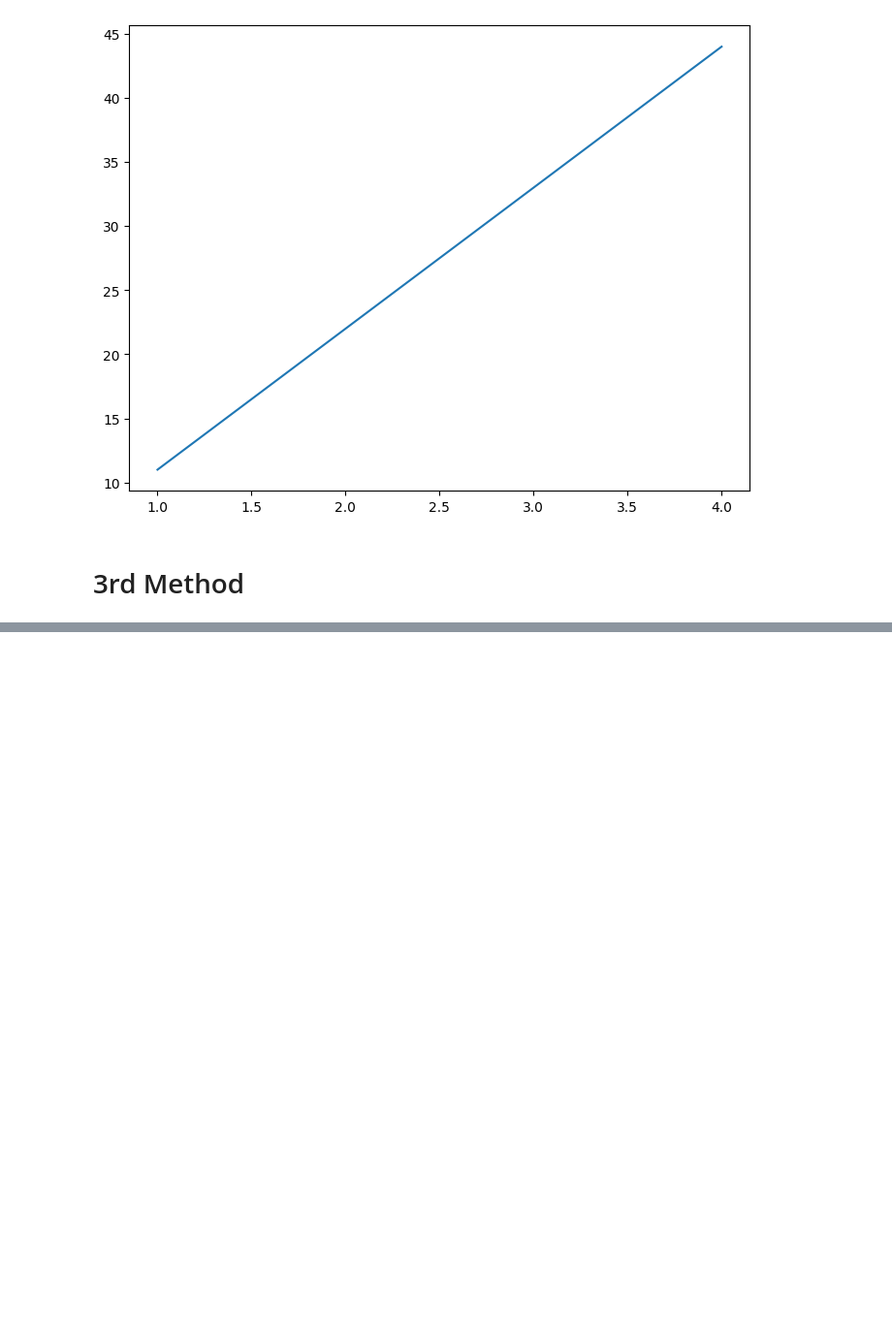
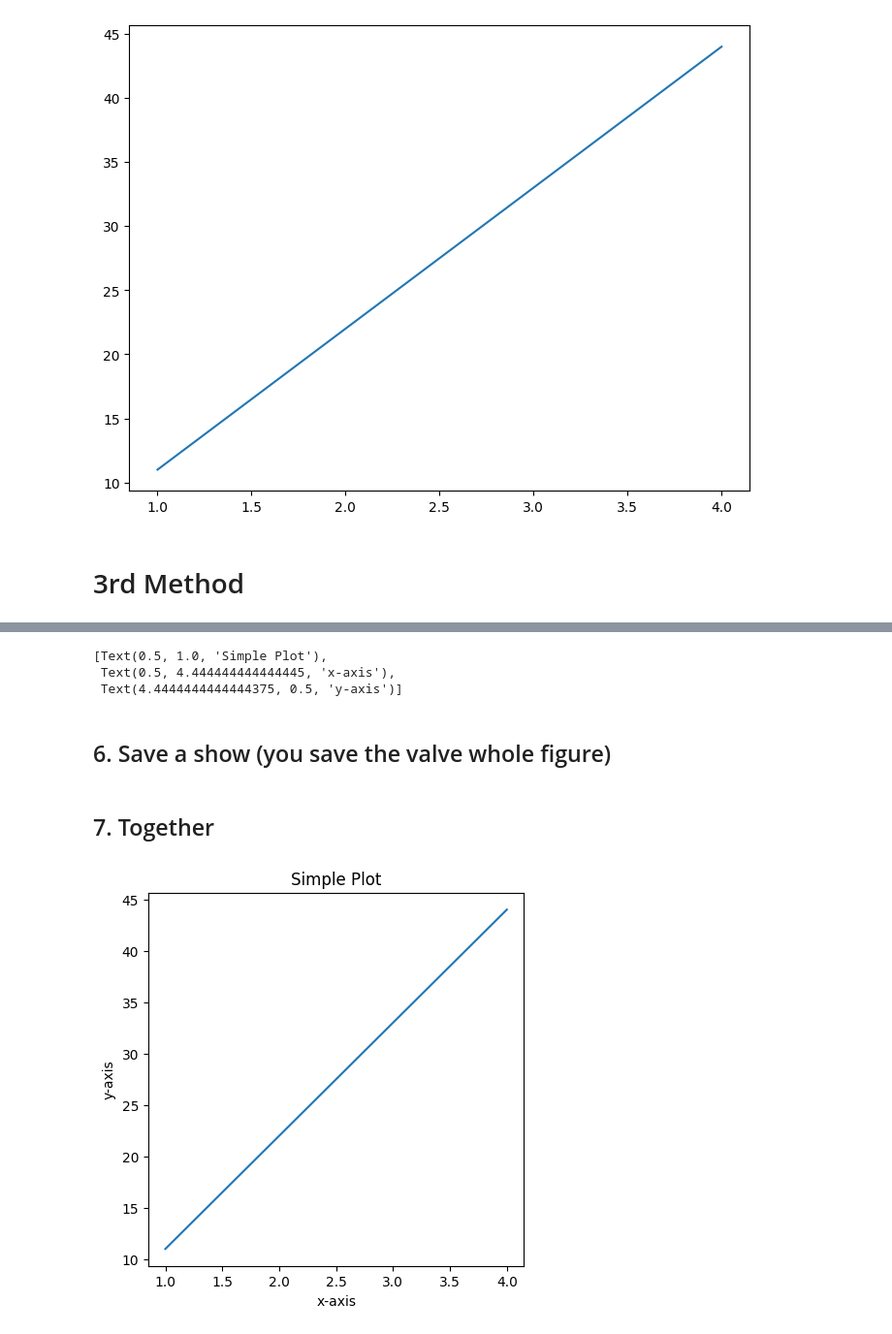
Before and after one commit to Shailsharma2604/code_sem4, a Jupyter notebook: practice/M.L/3.ipynb, the cells around one changed output, grey strips where cells are left out. Shown at 97% size. Drawn from its saved outputs; the diff is of its cells as text; code cells hidden in the pictures; blank space fills up the shorter version.

```diff
--- a/practice/M.L/3.ipynb
+++ b/practice/M.L/3.ipynb
@@ -58,0 +88,10 @@ ax.plot(x,[50,100,200,250])
+# %%
+ax.set(title="Simple Plot",
+       xlabel="x-axis",
+       ylabel="y-axis")
+# %% [output]
+[Text(0.5, 1.0, 'Simple Plot'),
+ Text(0.5, 4.444444444444445, 'x-axis'),
+ Text(4.4444444444444375, 0.5, 'y-axis')]
+# %% [markdown]
+## 6. Save a show (you save the valve whole figure)
@@ -58,0 +100,20 @@ ax.plot(x,[50,100,200,250])
+# %% [markdown]
+## 7. Together
+# %%
+%matplotlib inline
+import matplotlib.pyplot as plt
+
+x=[1,2,3,4]
+y=[11,22,33,44]
+
+fig,ax=plt.subplots(figsize=(5,5))
+
+ax.plot(x,y)
+
+ax.set(title="Simple Plot",
+       xlabel="x-axis",
+       ylabel="y-axis")
+
+fig.savefig("./image./sample-plot.png")
+# %% [output]
+[figure, added]
```
Also changed, not shown: parts of 13 cells of this notebook, 1 other file.
